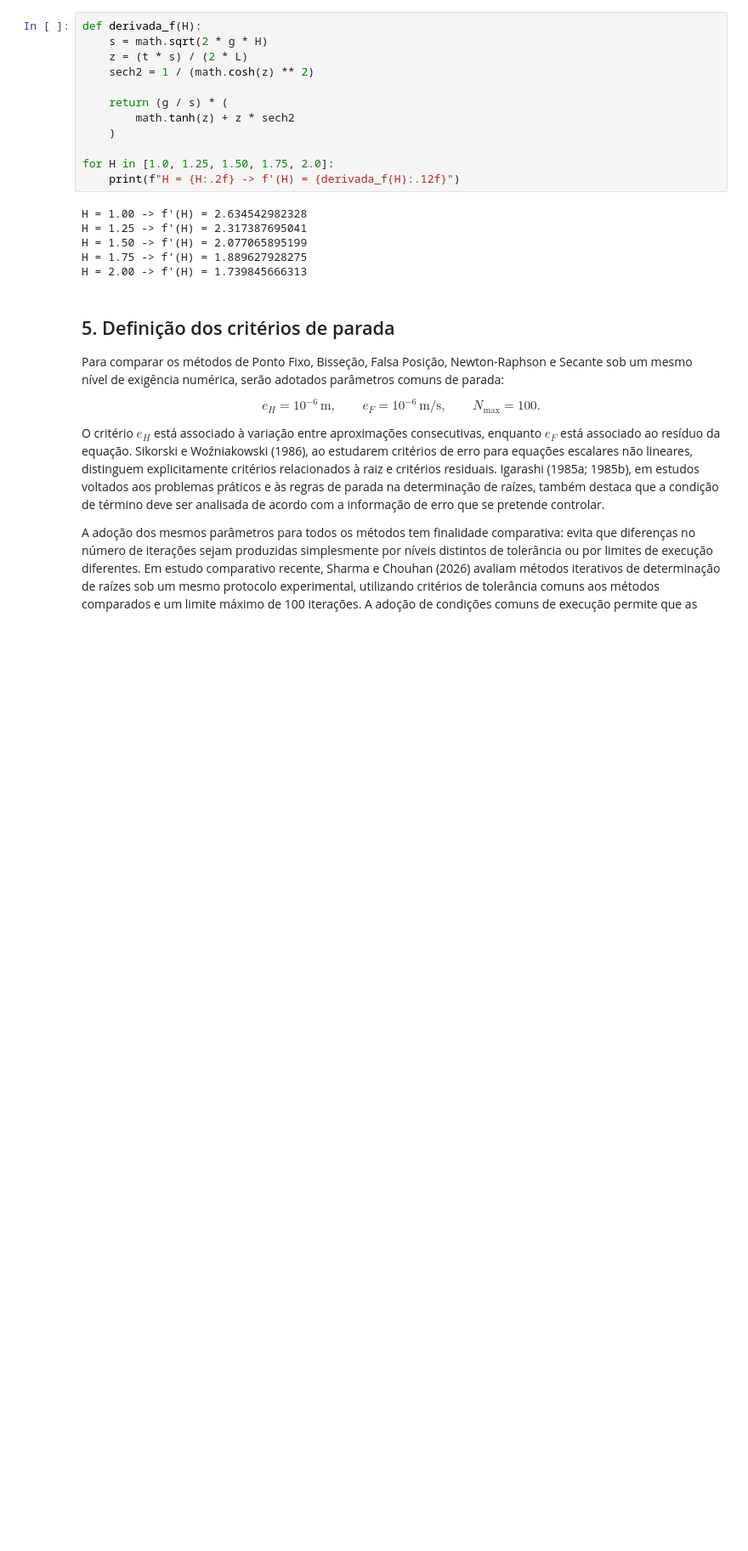
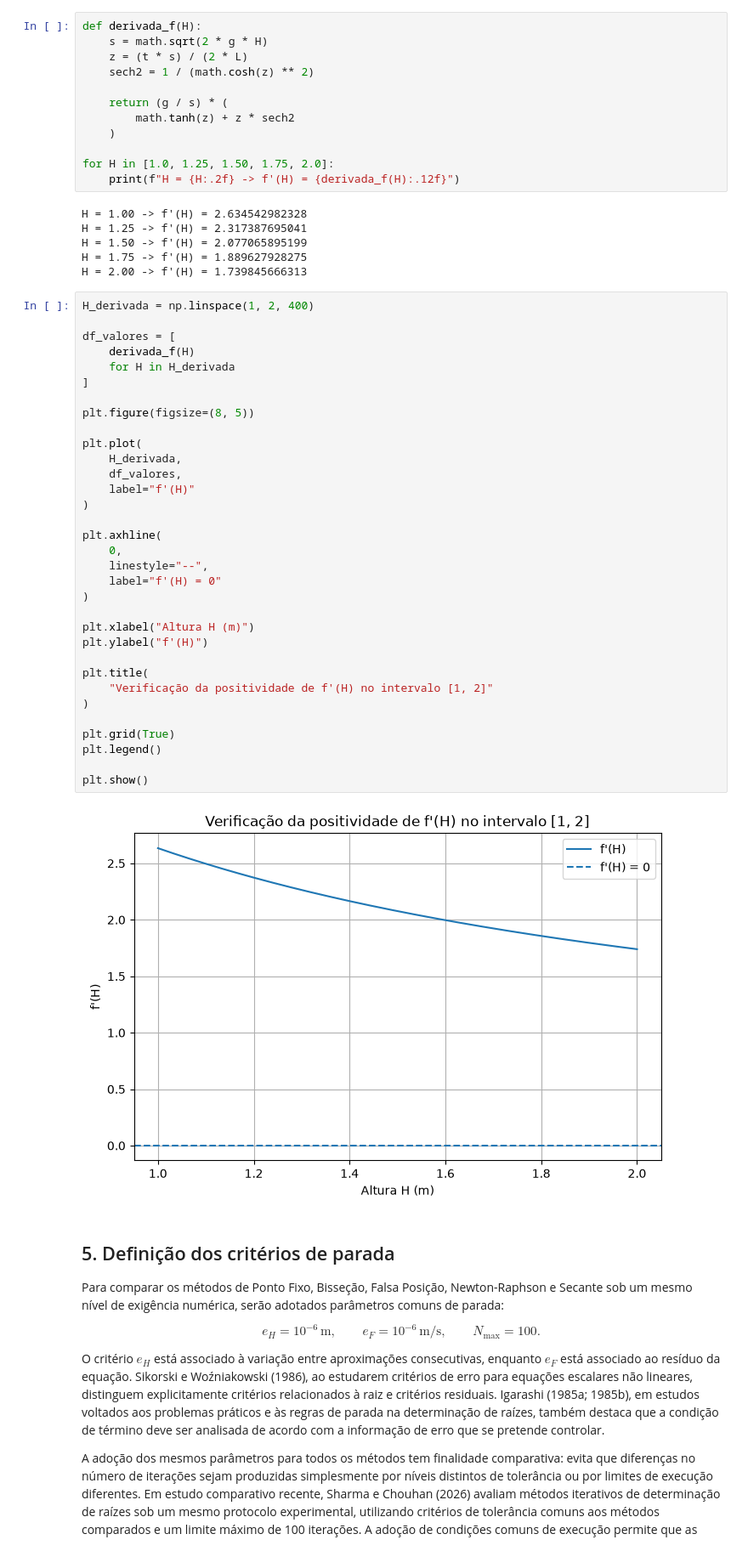
Before and after one commit to Amanda-Aziz/Projeto-de-Metodos-Numericos, a Jupyter notebook: notebooks/aplicacao_analise_comparativa_metodos_numericos.ipynb, the cells around one changed output. Shown at 85% size. Cells and saved outputs as stored; diff of their text form; blank space fills up the shorter version.

```diff
--- a/notebooks/aplicacao_analise_comparativa_metodos_numericos.ipynb
+++ b/notebooks/aplicacao_analise_comparativa_metodos_numericos.ipynb
@@ -418,6 +418,41 @@ H = 1.25 -> f'(H) = 2.317387695041
 H = 1.50 -> f'(H) = 2.077065895199
 H = 1.75 -> f'(H) = 1.889627928275
 H = 2.00 -> f'(H) = 1.739845666313
+# %%
+H_derivada = np.linspace(1, 2, 400)
+
+df_valores = [
+    derivada_f(H)
+    for H in H_derivada
+]
+
+plt.figure(figsize=(8, 5))
+
+plt.plot(
+    H_derivada,
+    df_valores,
+    label="f'(H)"
+)
+
+plt.axhline(
+    0,
+    linestyle="--",
+    label="f'(H) = 0"
+)
+
+plt.xlabel("Altura H (m)")
+plt.ylabel("f'(H)")
+
+plt.title(
+    "Verificação da positividade de f'(H) no intervalo [1, 2]"
+)
+
+plt.grid(True)
+plt.legend()
+
+plt.show()
+# %% [output]
+[figure, added]
 # %% [markdown]
 <a id="criterios"></a>
 
```
